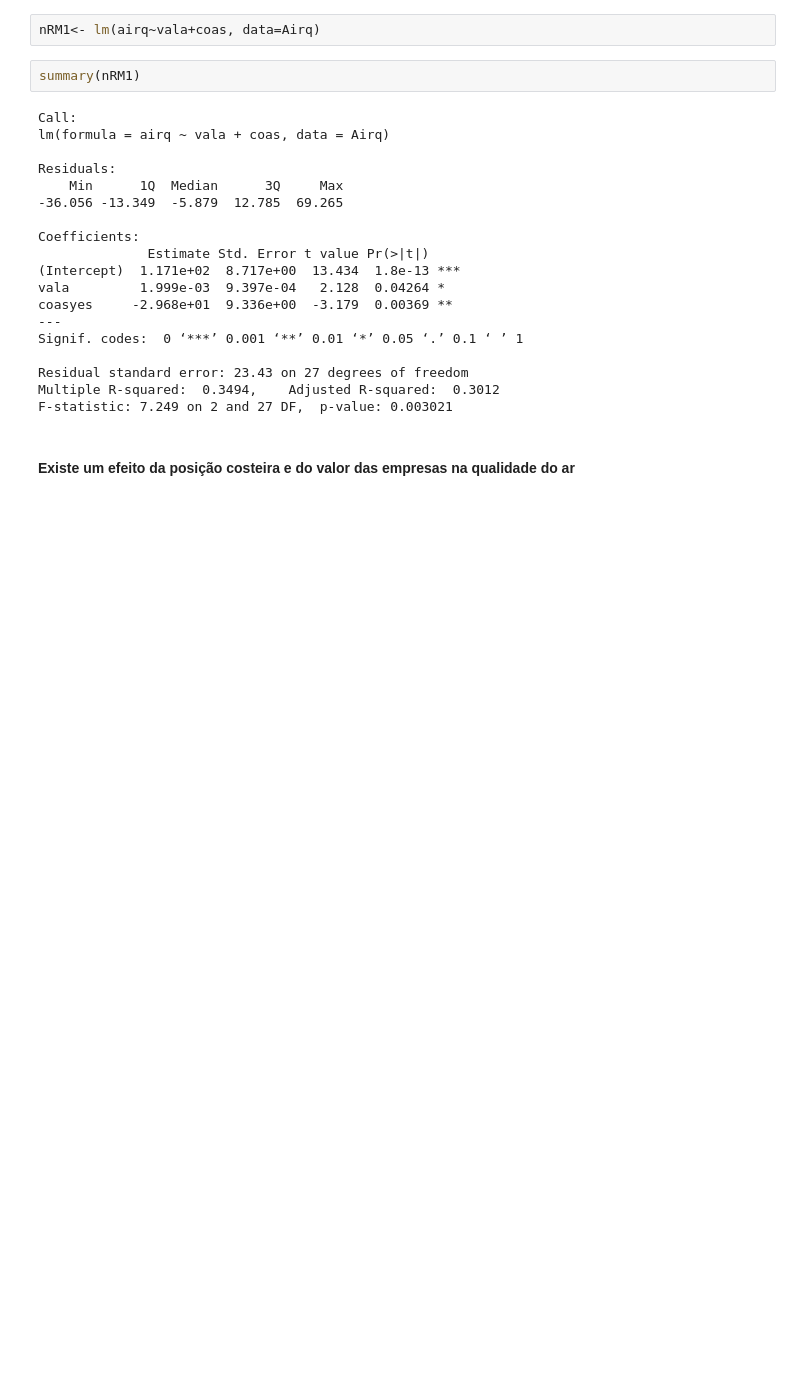
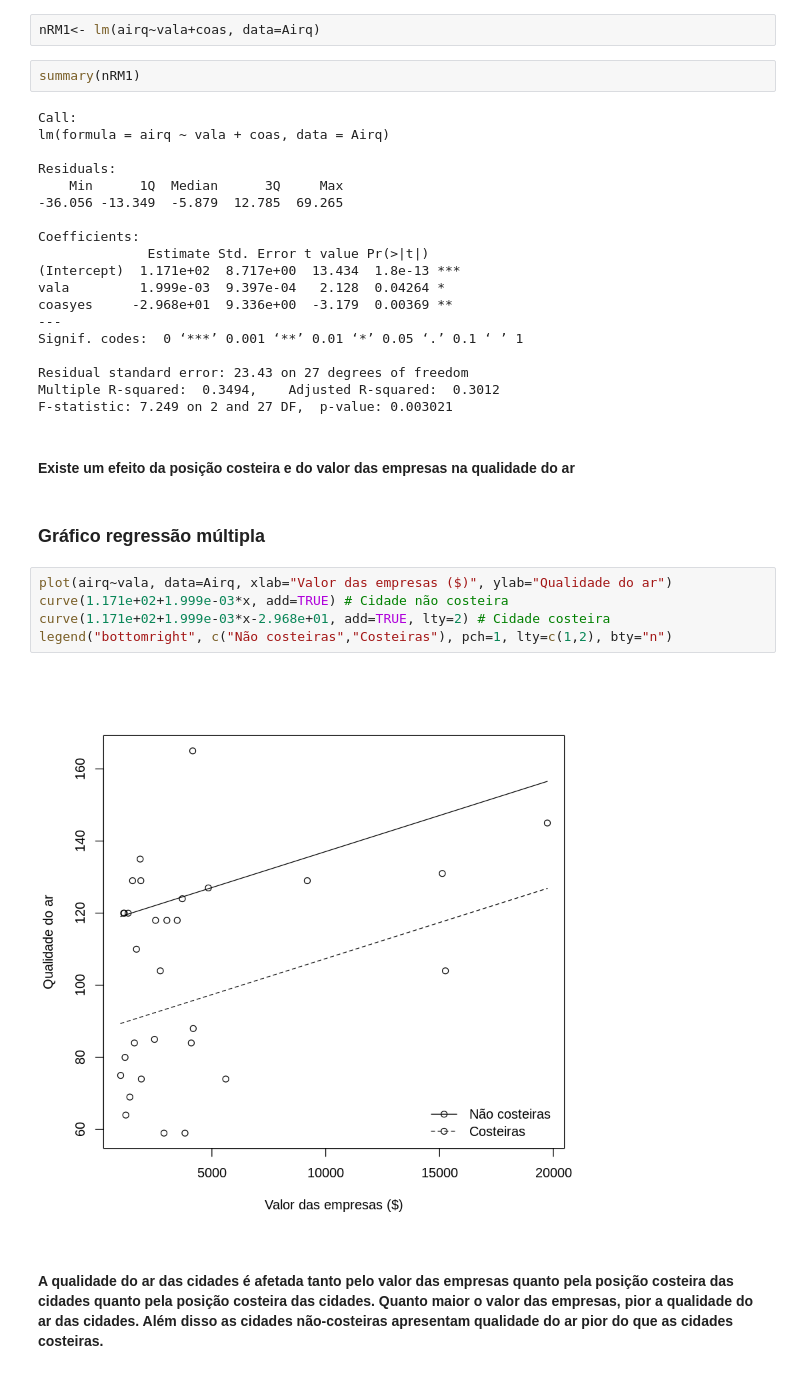
Before and after one commit to caiobarretta/Alura, a Jupyter notebook: Data Science/Estatística/Estatística com R Introdução à modelagem/Estatística com R Introdução à modelagem.ipynb, the cells around one changed output. Cells and saved outputs as stored; diff of their text form; blank space fills up the shorter version.

Commit message:
Gráfico de Regressão Múltipla

```diff
--- a/Data Science/Estatística/Estatística com R Introdução à modelagem/Estatística com R Introdução à modelagem.ipynb
+++ b/Data Science/Estatística/Estatística com R Introdução à modelagem/Estatística com R Introdução à modelagem.ipynb
@@ -323,3 +323,14 @@ Multiple R-squared:  0.3494,    Adjusted R-squared:  0.3012
 F-statistic: 7.249 on 2 and 27 DF,  p-value: 0.003021
 # %% [markdown]
 #### Existe um efeito da posição costeira e do valor das empresas na qualidade do ar
+# %% [markdown]
+### Gráfico regressão múltipla
+# %%
+plot(airq~vala, data=Airq, xlab="Valor das empresas ($)", ylab="Qualidade do ar")
+curve(1.171e+02+1.999e-03*x, add=TRUE) # Cidade não costeira
+curve(1.171e+02+1.999e-03*x-2.968e+01, add=TRUE, lty=2) # Cidade costeira
+legend("bottomright", c("Não costeiras","Costeiras"), pch=1, lty=c(1,2), bty="n")
+# %% [output]
+[figure, added]
+# %% [markdown]
+#### A qualidade do ar das cidades é afetada tanto pelo valor das empresas quanto pela posição costeira das cidades quanto pela posição costeira das cidades. Quanto maior o valor das empresas, pior a qualidade do ar das cidades. Além disso as cidades não-costeiras apresentam qualidade do ar pior do que as cidades costeiras.
```
